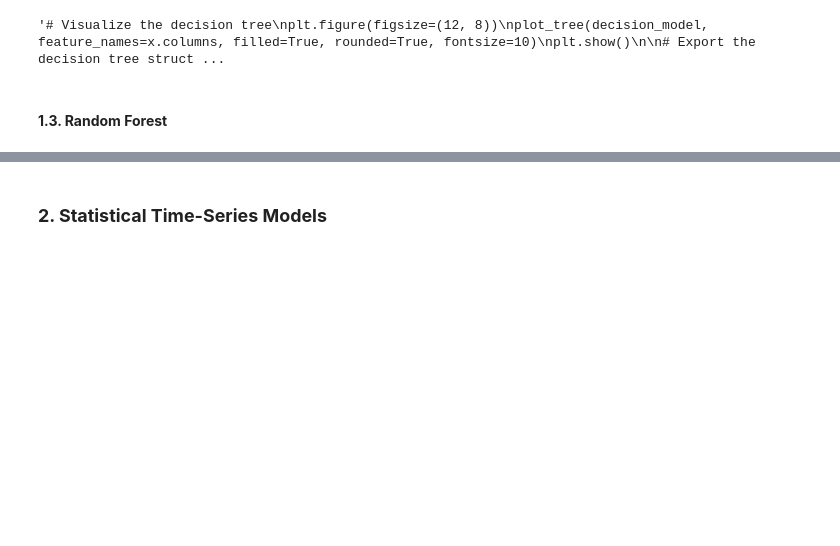
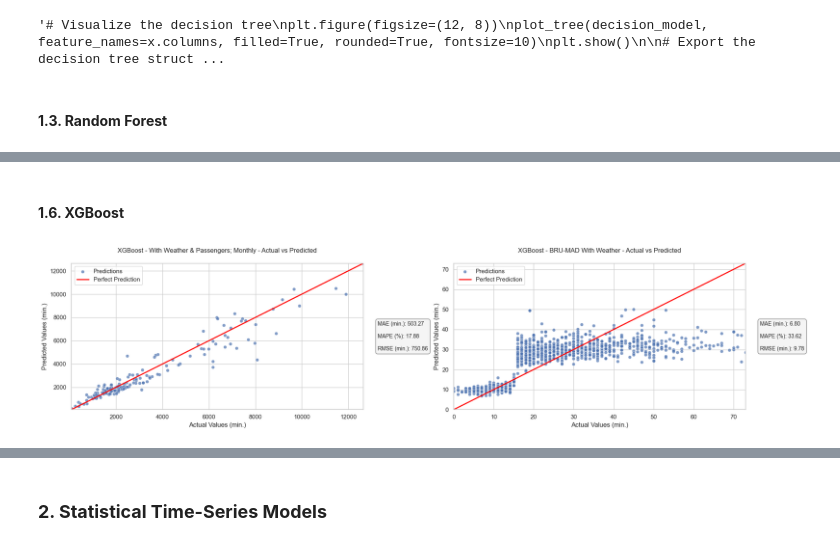
Before and after one commit to DT-Service-Consulting/avstats, a Jupyter notebook: avstats/AvStats_ML.ipynb, the cells around one changed output, grey strips where cells are left out. Saved outputs shown, nothing was run; the diff lists cells and outputs as text; code cells hidden in the pictures; blank space fills up the shorter version.

```diff
--- a/avstats/AvStats_ML.ipynb
+++ b/avstats/AvStats_ML.ipynb
@@ -201,0 +240,15 @@ random_forest_summary
+# %% [markdown]
+#### **1.6. XGBoost**
+# %%
+dataframes = [
+    #(df_vif_original, 'dep_delay'),
+    (df_vif_passengers, 'total_dep_delay'),
+    (df_vif_BRU_MAD, 'dep_delay'),
+]
+titles = ["With Weather & Passengers; Monthly", "BRU-MAD With Weather"] # "Original Data",
+
+xgboost_summary, xgboost_metrics = modelling_summary(dataframes, titles, ["XGBoost"])
+evaluation_results.append({"Model": "XGBoost", **xgboost_metrics["With Weather & Passengers; Monthly"]["XGBoost"]})
+xgboost_summary
+# %% [output]
+[figure, added]
```
Also changed, not shown: parts of 20 cells of this notebook, 4 other files.
